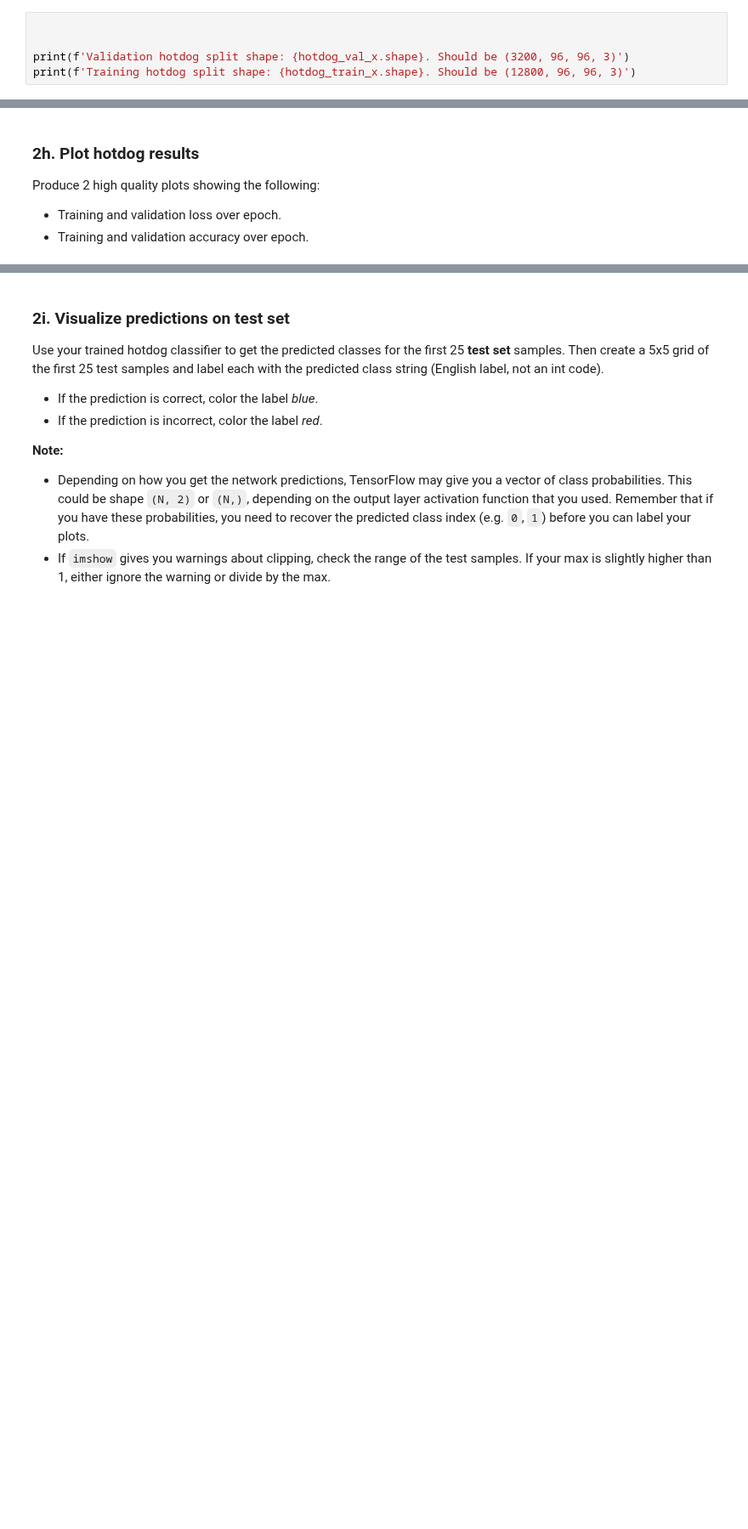
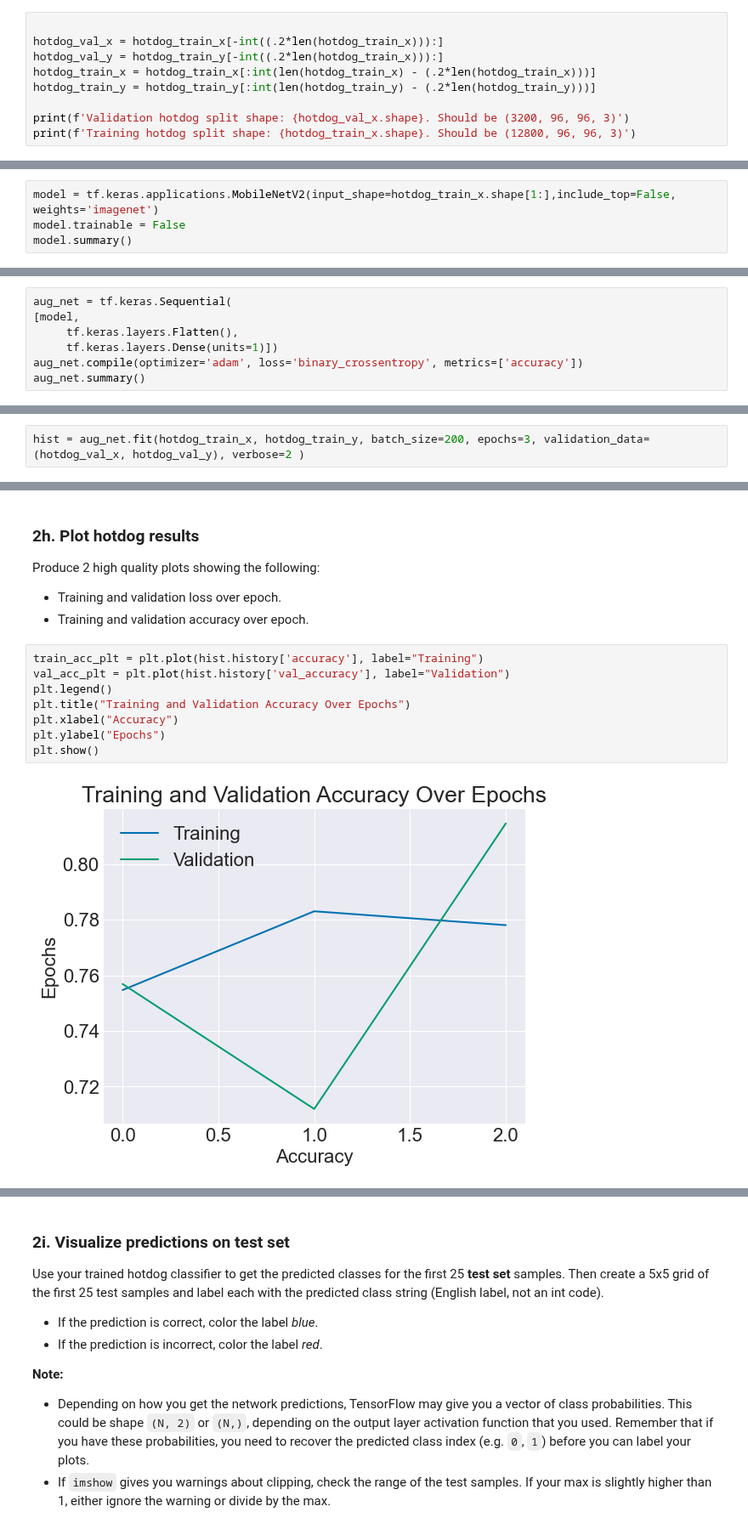
Before and after one commit to GhailanFadah/Neural-Networks, a Jupyter notebook: project4/transfer_learning.ipynb, the cells around one changed output, grey strips where cells are left out. Shown at 85% size. Saved outputs shown, nothing was run; the diff lists cells and outputs as text; blank space fills up the shorter version.

```diff
--- a/project4/transfer_learning.ipynb
+++ b/project4/transfer_learning.ipynb
@@ -273,6 +279,10 @@ Standardize both the train and test dataset according to the **same statistics**
 Set aside the last 20% of the training set as the validation set
 # %%
 
+hotdog_val_x = hotdog_train_x[-int((.2*len(hotdog_train_x))):]
+hotdog_val_y = hotdog_train_y[-int((.2*len(hotdog_train_x))):]
+hotdog_train_x = hotdog_train_x[:int(len(hotdog_train_x) - (.2*len(hotdog_train_x)))]
+hotdog_train_y = hotdog_train_y[:int(len(hotdog_train_y) - (.2*len(hotdog_train_y)))]
 
 print(f'Validation hotdog split shape: {hotdog_val_x.shape}. Should be (3200, 96, 96, 3)')
 print(f'Training hotdog split shape: {hotdog_train_x.shape}. Should be (12800, 96, 96, 3)')
@@ -293,3 +306,7 @@ and you should see the following at the bottom:
     Total params: 2,257,984
     Trainable params: 0
     Non-trainable params: 2,257,984
+# %%
+model = tf.keras.applications.MobileNetV2(input_shape=hotdog_train_x.shape[1:],include_top=False, weights='imagenet')
+model.trainable = False
+model.summary()
@@ -305,3 +340,10 @@ https://www.tensorflow.org/api_docs/python/tf/keras/layers/Dense
 https://www.tensorflow.org/api_docs/python/tf/keras/optimizers/Adam
 
 https://www.tensorflow.org/api_docs/python/tf/losses
+# %%
+aug_net = tf.keras.Sequential(
+[model,
+     tf.keras.layers.Flatten(),
+     tf.keras.layers.Dense(units=1)])
+aug_net.compile(optimizer='adam', loss='binary_crossentropy', metrics=['accuracy'])
+aug_net.summary()
@@ -328,3 +393,5 @@ You should aim to achieve at least 85% accuracy on the validation set. If everyt
 #### Note
 
 If training time is taking much more than a few minutes per epoch on your computer, you could try reducing the number of data samples in train and validation. For example, by default train `N = 12800`. Try `N = 6400` instead. You could do the same for the validation set.
+# %%
+hist = aug_net.fit(hotdog_train_x, hotdog_train_y, batch_size=200, epochs=3, validation_data=(hotdog_val_x, hotdog_val_y), verbose=2 )
@@ -335,3 +409,13 @@ Produce 2 high quality plots showing the following:
 
 - Training and validation loss over epoch.
 - Training and validation accuracy over epoch.
+# %%
+train_acc_plt = plt.plot(hist.history['accuracy'], label="Training")
+val_acc_plt = plt.plot(hist.history['val_accuracy'], label="Validation")
+plt.legend()
+plt.title("Training and Validation Accuracy Over Epochs")
+plt.xlabel("Accuracy")
+plt.ylabel("Epochs")
+plt.show()
+# %% [output]
+[figure, added]
```
Also changed, not shown: parts of 15 cells of this notebook.
